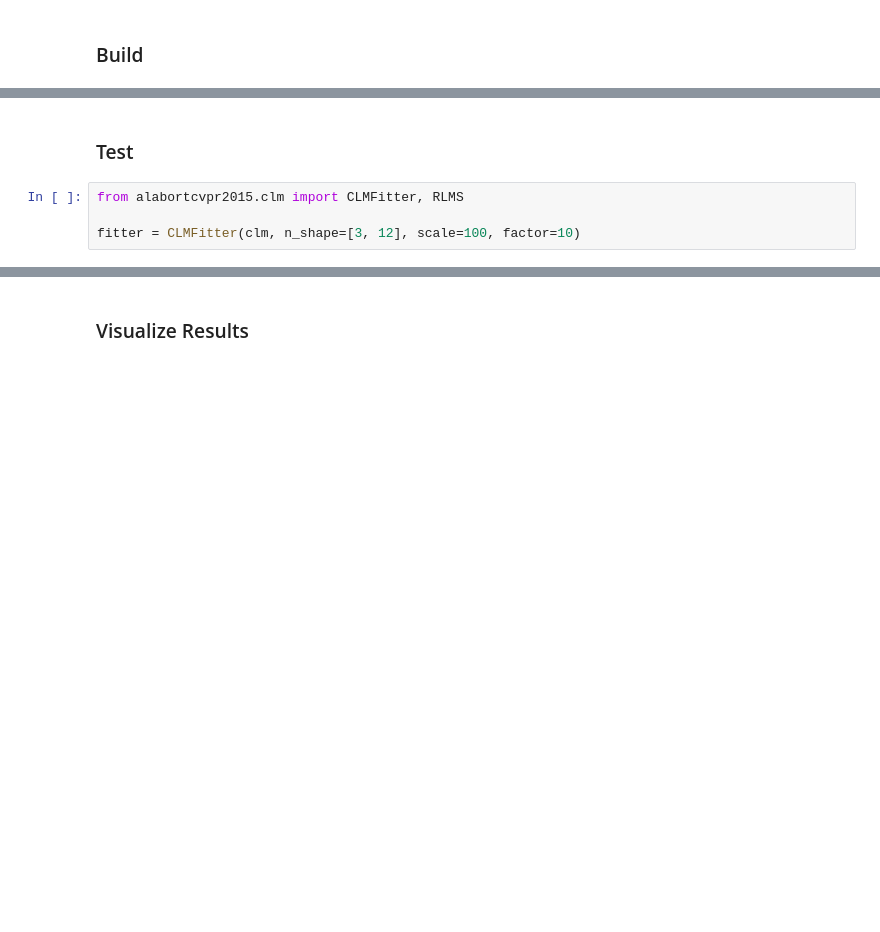
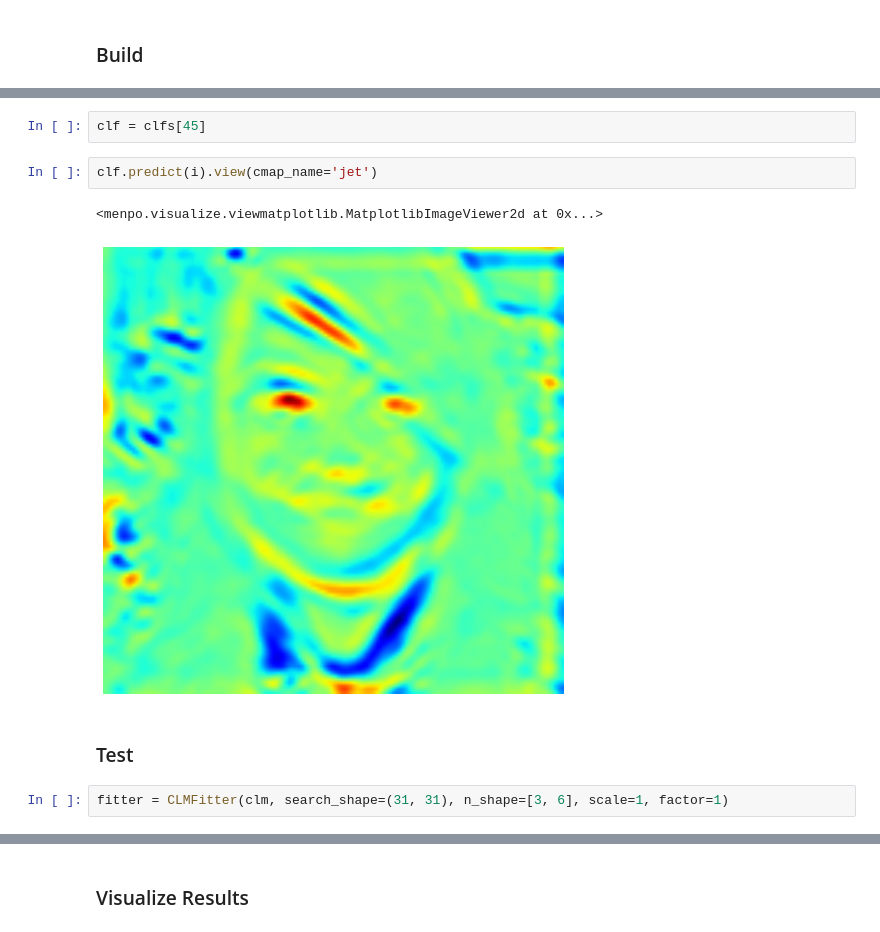
Before and after one commit to VLAM3D/alabortcvpr2015, a Jupyter notebook: notebooks/AlabortCVPR2015.ipynb, the cells around one changed output, grey strips where cells are left out. Saved outputs shown, nothing was run; the diff lists cells and outputs as text; blank space fills up the shorter version.

```diff
--- a/notebooks/AlabortCVPR2015.ipynb
+++ b/notebooks/AlabortCVPR2015.ipynb
@@ -244,9 +275,14 @@ clm = builder.build(training_images, group='ibug_face_66', verbose=True)
+# %%
+clf = clfs[45]
+# %%
+clf.predict(i).view(cmap_name='jet')
+# %% [output]
+<menpo.visualize.viewmatplotlib.MatplotlibImageViewer2d at 0x...>
+[figure, added]
 # %% [markdown]
 ### Test
-# %%
-from alabortcvpr2015.clm import CLMFitter, RLMS
-
-fitter = CLMFitter(clm, n_shape=[3, 12], scale=100, factor=10)
+# %%
+fitter = CLMFitter(clm, search_shape=(31, 31), n_shape=[3, 6], scale=1, factor=1)
 # %%
 np.random.seed(seed=1)
 
```
Also changed, not shown: parts of 16 cells of this notebook, 1 other file.
